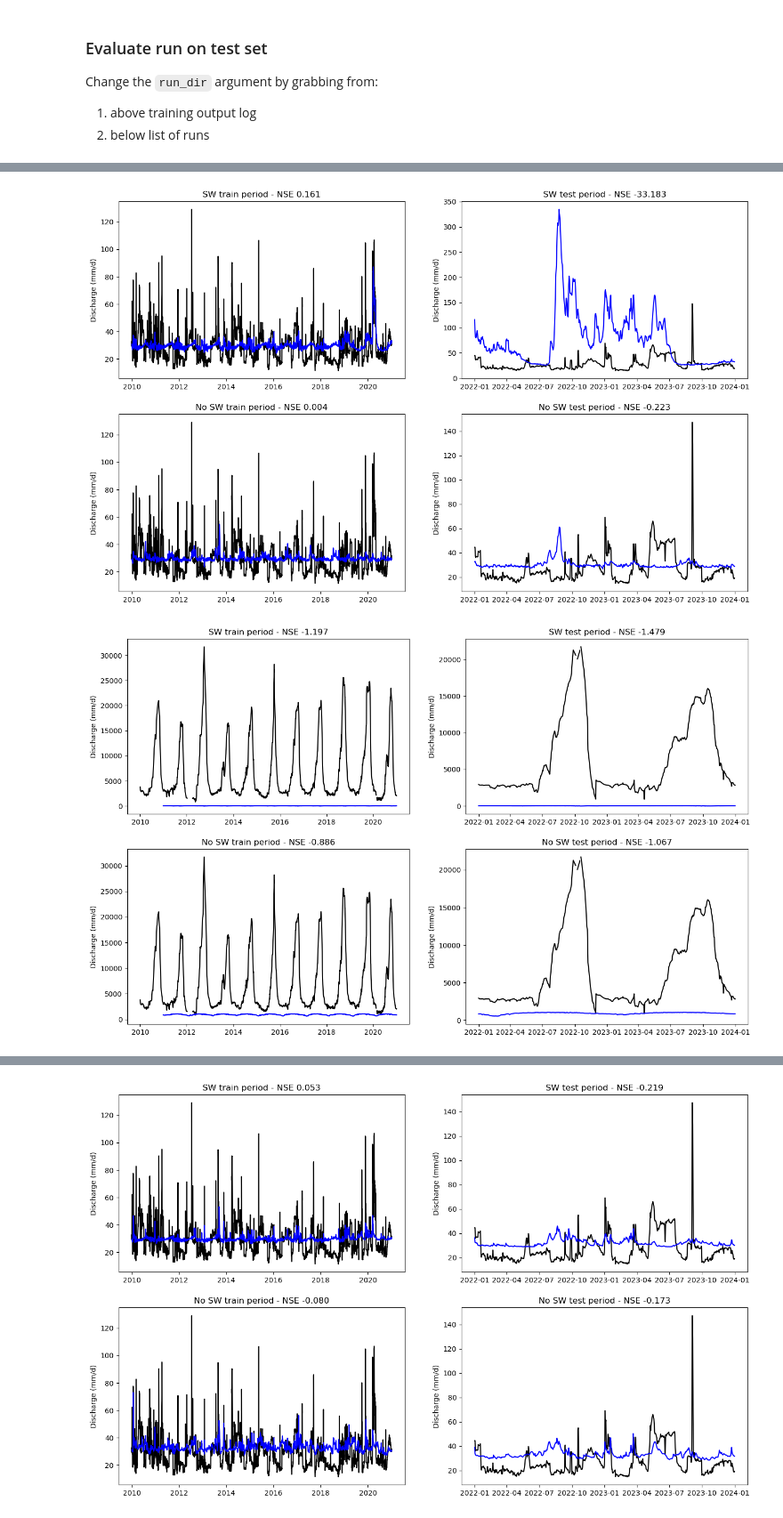
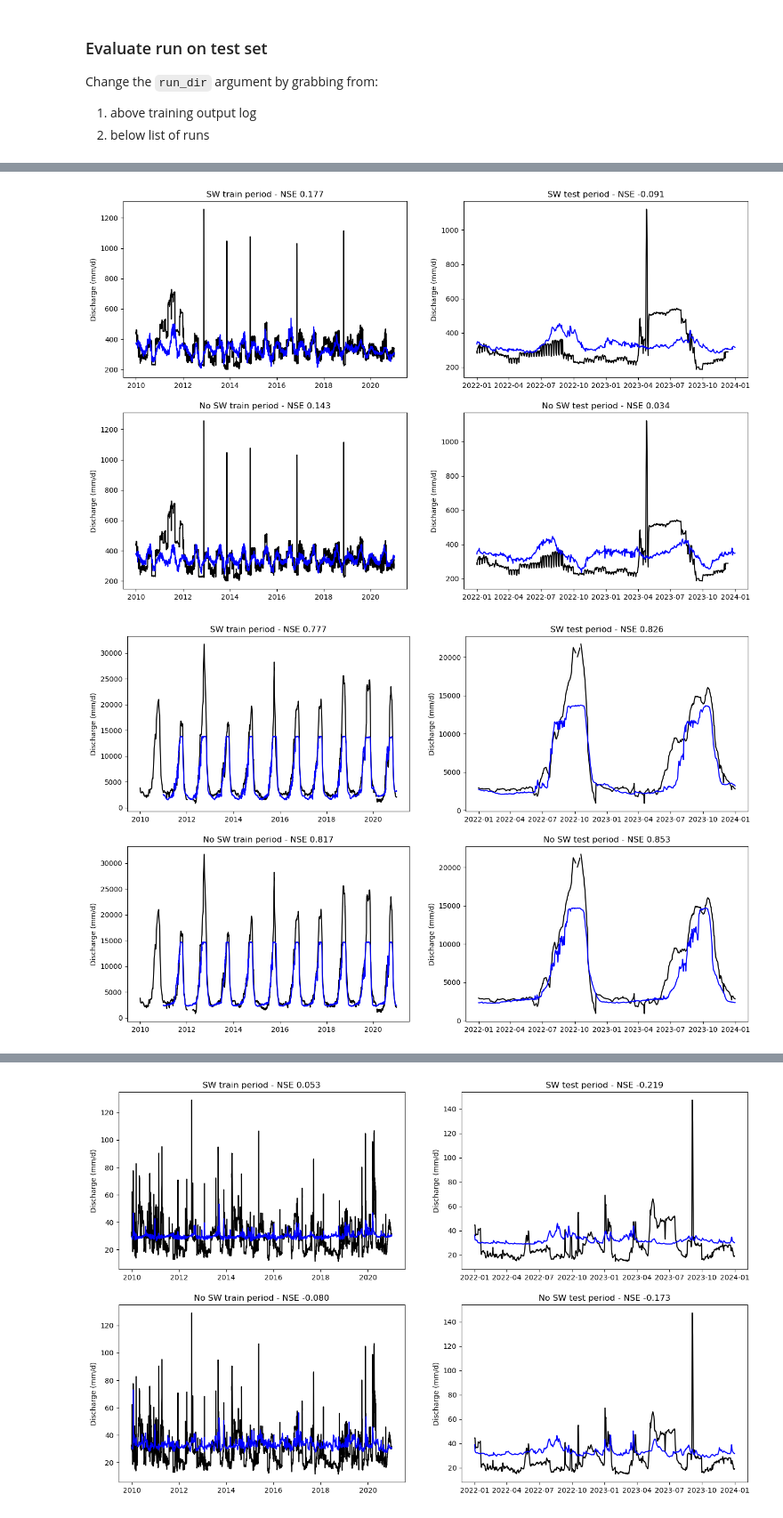
Before and after one commit to ascheliga/neuralhydrology, a Jupyter notebook: cygnss_models/EXP04_general/base_case.ipynb, the cells around one changed output, grey strips where cells are left out. Shown: that part at 89% size. Drawn from its saved outputs; the diff is of its cells as text; code cells hidden in the pictures.

Commit message:
eval after correcting Powell stream gauge

```diff
--- a/cygnss_models/EXP04_general/base_case.ipynb
+++ b/cygnss_models/EXP04_general/base_case.ipynb
@@ -34,5 +28,5 @@ exp_runs
 # %%
-results_tuple = eval_wrapper.quick_eval(fp_no_sw='EXP04_general_no_sw_10basin_2208_195037',
-    fp_wi_sw='EXP04_general_wi_sw_10basin_2208_200444',
+results_tuple = eval_wrapper.quick_eval(fp_no_sw='EXP04_general_no_sw_10basin_2608_141245',
+    fp_wi_sw='EXP04_general_wi_sw_10basin_2608_142821',
     run_dir = all_runs_dir)
 # %% [output]
@@ -63,11 +56,11 @@ nse_df
 # %%
-eval_wrapper.quick_basin_plot(*results_tuple, basin_key = '4152050');
+eval_wrapper.quick_basin_plot(*results_tuple, basin_key = '4152450');
 # %% [output]
-[figure, old version]
+[figure, new version]
 # %%
 eval_wrapper.quick_basin_plot(*results_tuple, basin_key = '1834101');
 # %% [output]
-[figure, old version]
+[figure, new version]
 # %%
 eval_wrapper.quick_basin_plot(*results_tuple, basin_key = '3103450');
 # %% [output]
```
Also changed, not shown: parts of 6 cells of this notebook, 4 other files.
